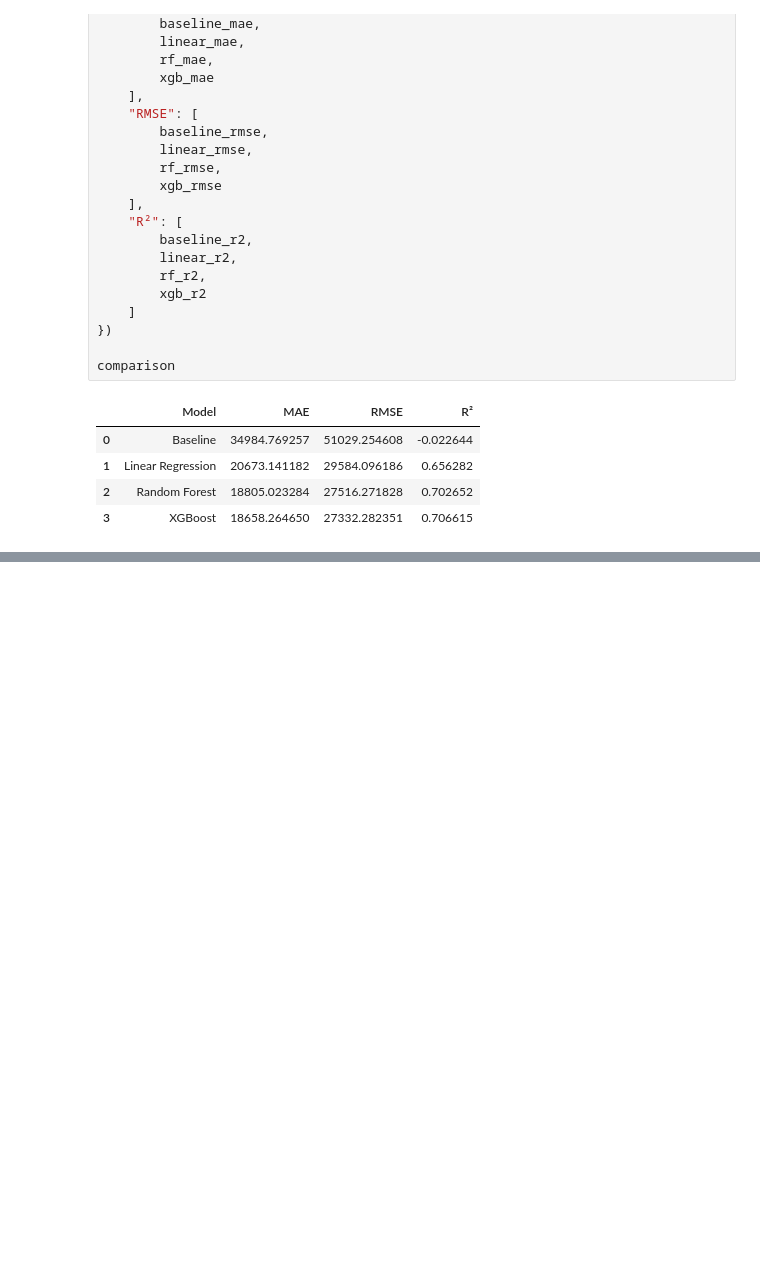
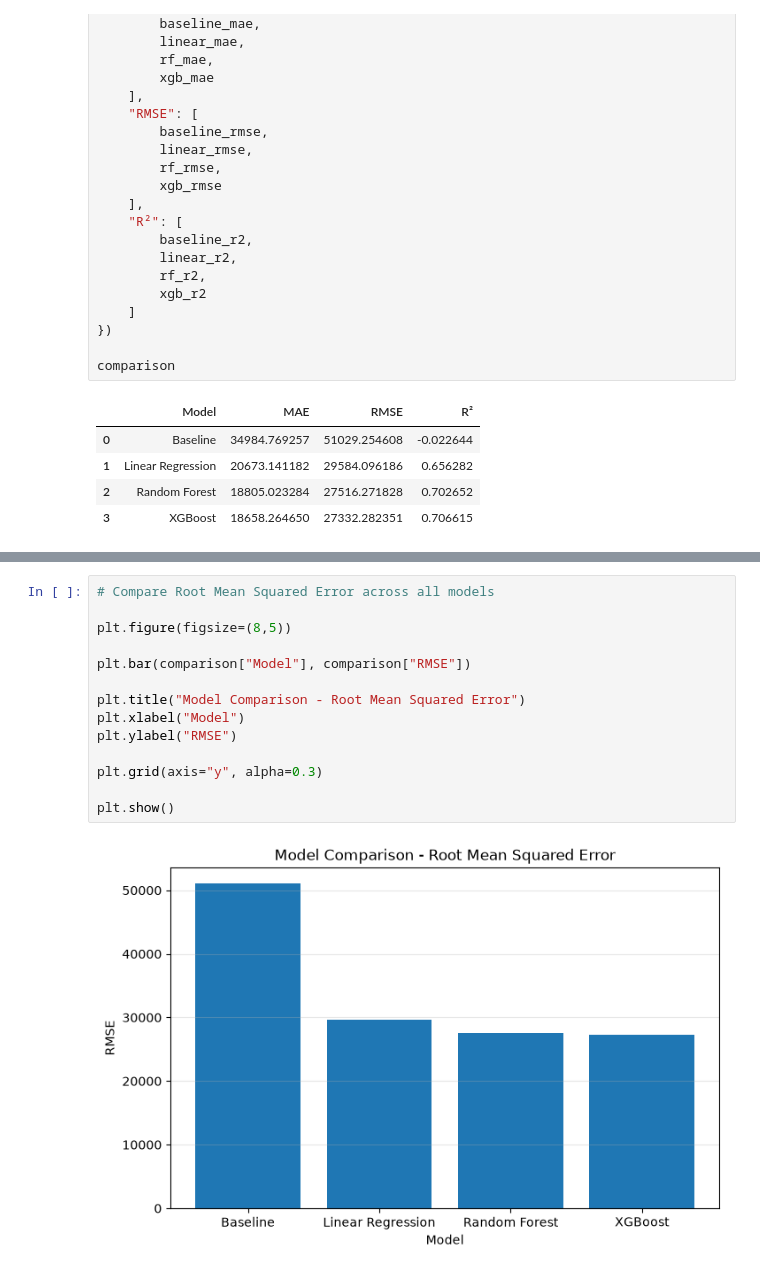
Before and after one commit to DevashishVidhate/Retail-Supply-Chain-Analytics, a Jupyter notebook: notebooks/02_sales_forecasting_models.ipynb, the cells around one changed output, grey strips where cells are left out. Drawn from its saved outputs; the diff is of its cells as text; blank space fills up the shorter version.

```diff
--- a/notebooks/02_sales_forecasting_models.ipynb
+++ b/notebooks/02_sales_forecasting_models.ipynb
@@ -824,0 +957,16 @@ comparison
+# %%
+# Compare Root Mean Squared Error across all models
+
+plt.figure(figsize=(8,5))
+
+plt.bar(comparison["Model"], comparison["RMSE"])
+
+plt.title("Model Comparison - Root Mean Squared Error")
+plt.xlabel("Model")
+plt.ylabel("RMSE")
+
+plt.grid(axis="y", alpha=0.3)
+
+plt.show()
+# %% [output]
+[figure, added]
```
Also changed, not shown: parts of 24 cells of this notebook.
